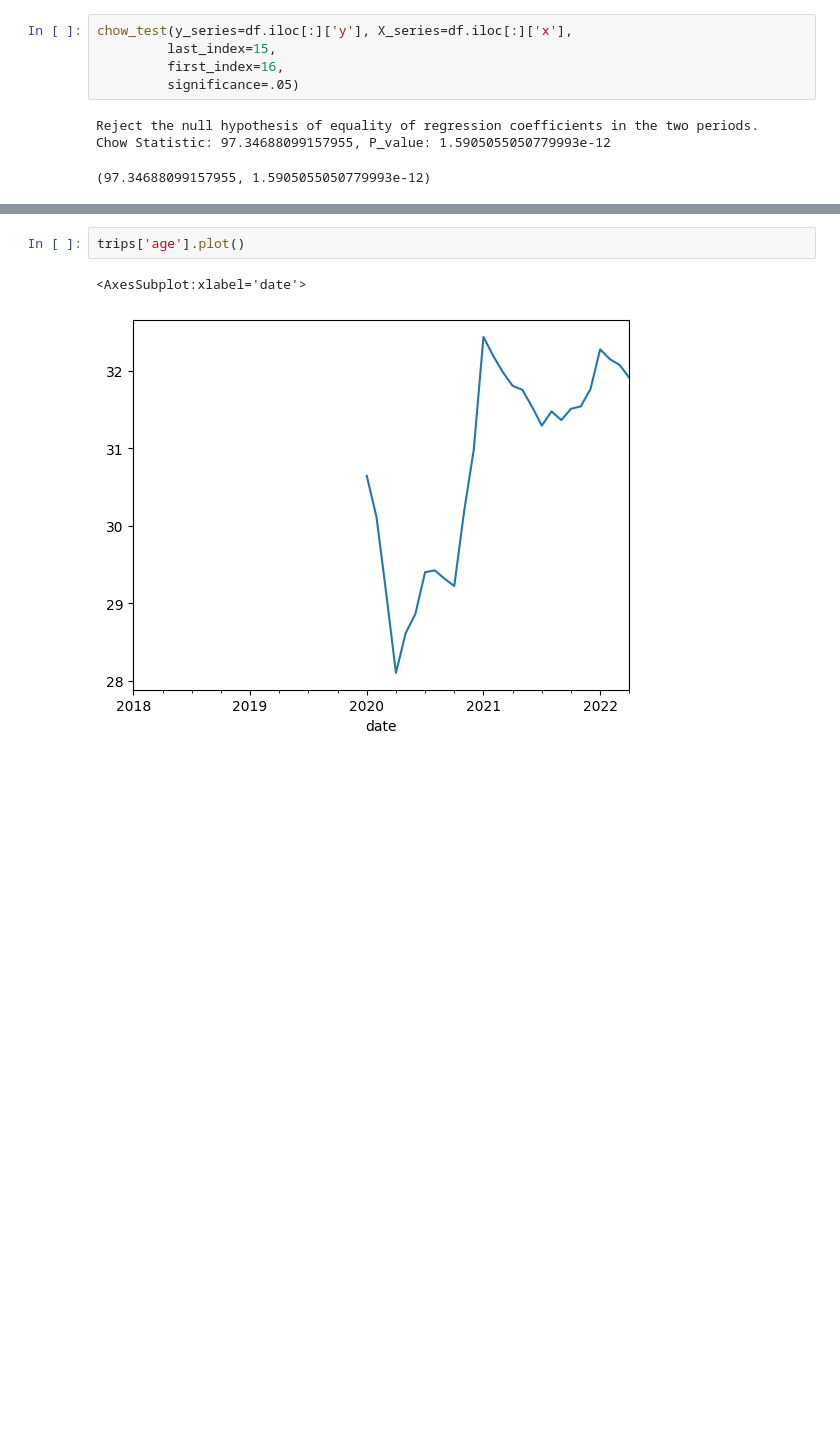
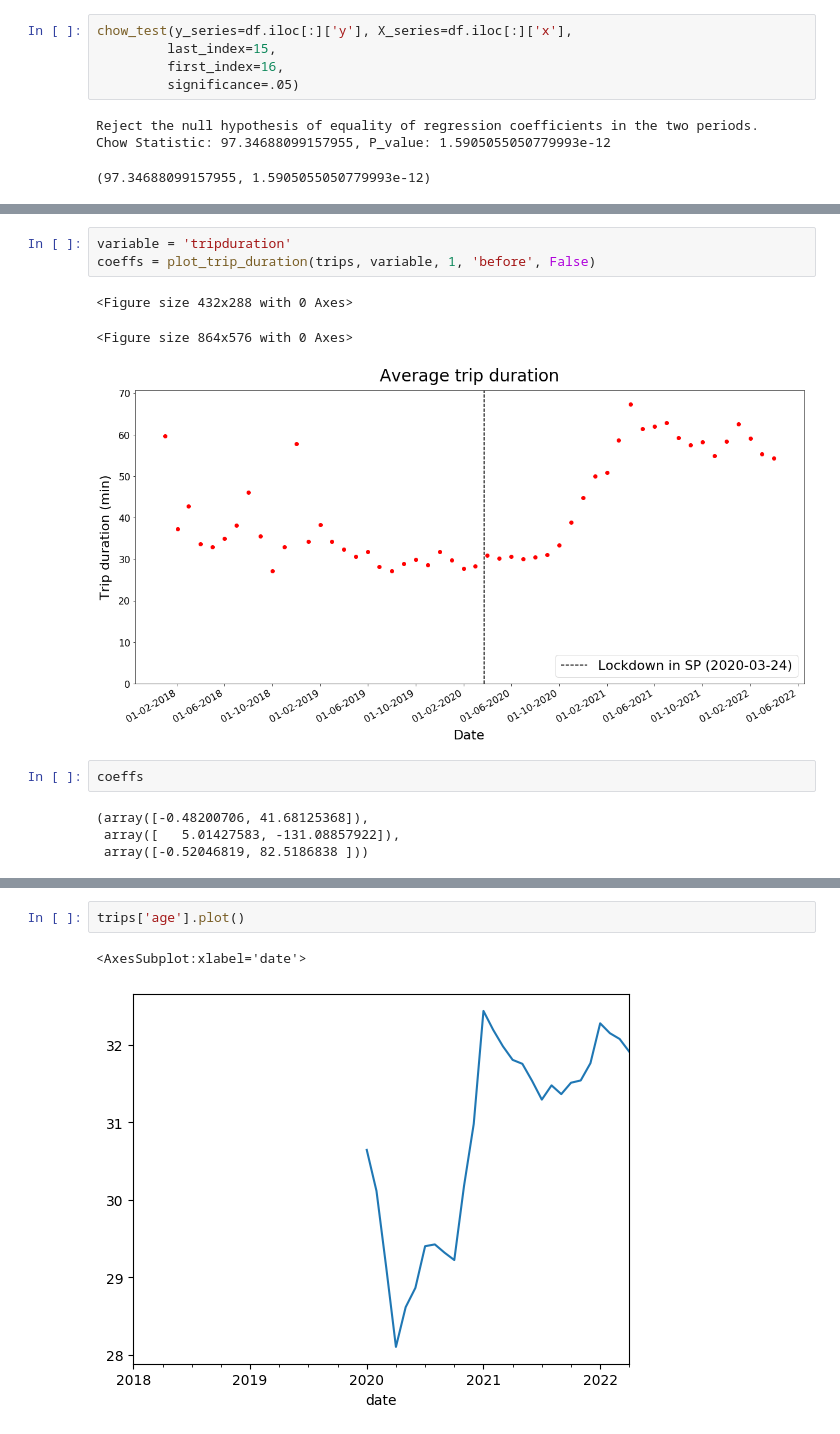
Before and after one commit to anayflima/bss-analysis, a Jupyter notebook: data_analysis/chow_test.ipynb, the cells around one changed output, grey strips where cells are left out. Cells and saved outputs as stored; diff of their text form; blank space fills up the shorter version.

```diff
--- a/data_analysis/chow_test.ipynb
+++ b/data_analysis/chow_test.ipynb
@@ -164,0 +361,13 @@ Chow Statistic: 30.534601535991424, P_value: 3.1790976517953595e-09
+# %%
+variable = 'tripduration'
+coeffs = plot_trip_duration(trips, variable, 1, 'before', False)
+# %% [output]
+<Figure size 432x288 with 0 Axes>
+<Figure size 864x576 with 0 Axes>
+[figure, added]
+# %%
+coeffs
+# %% [output]
+(array([-0.48200706, 41.68125368]),
+ array([   5.01427583, -131.08857922]),
+ array([-0.52046819, 82.5186838 ]))
```
Also changed, not shown: parts of 53 cells of this notebook, 1 other file.
